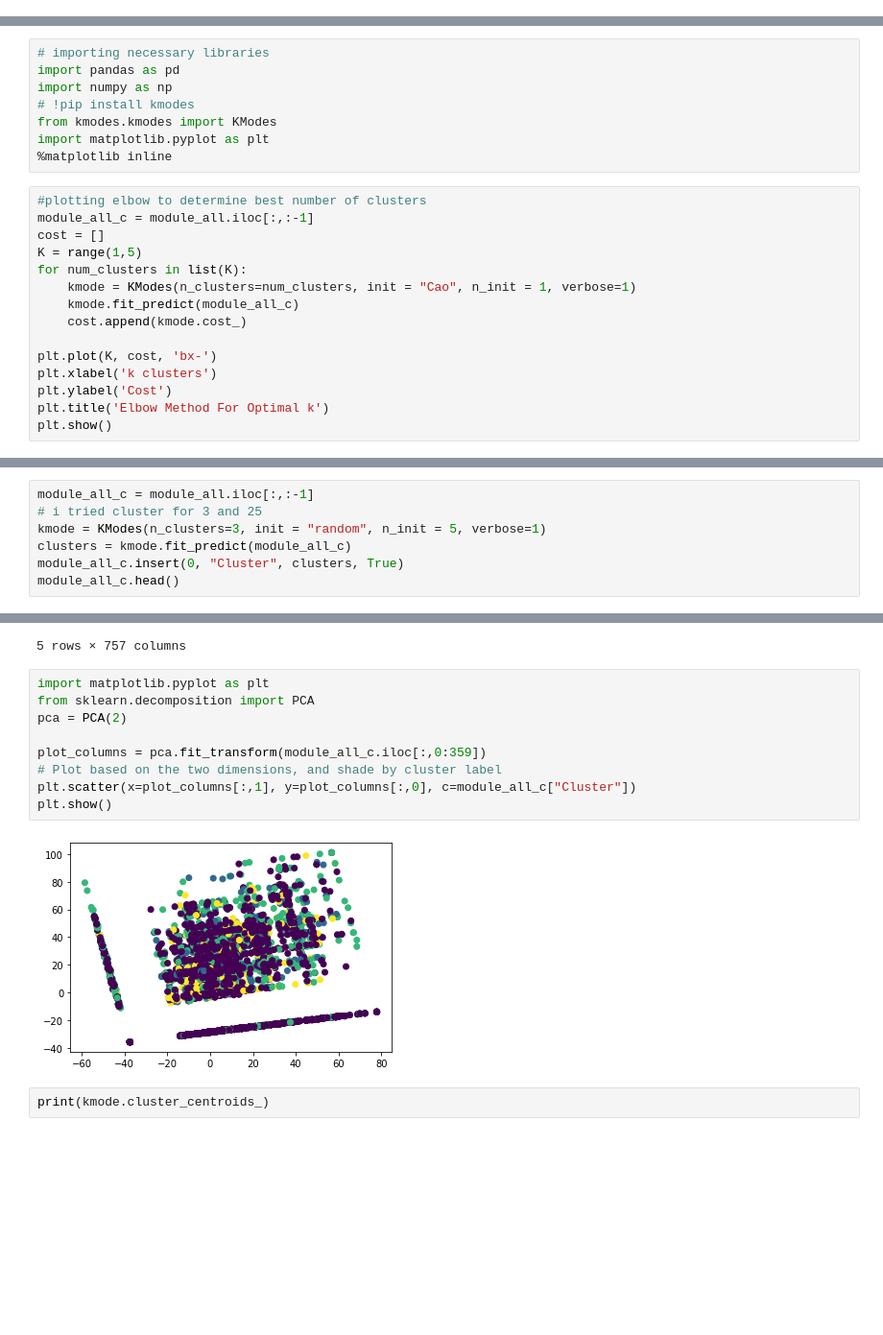
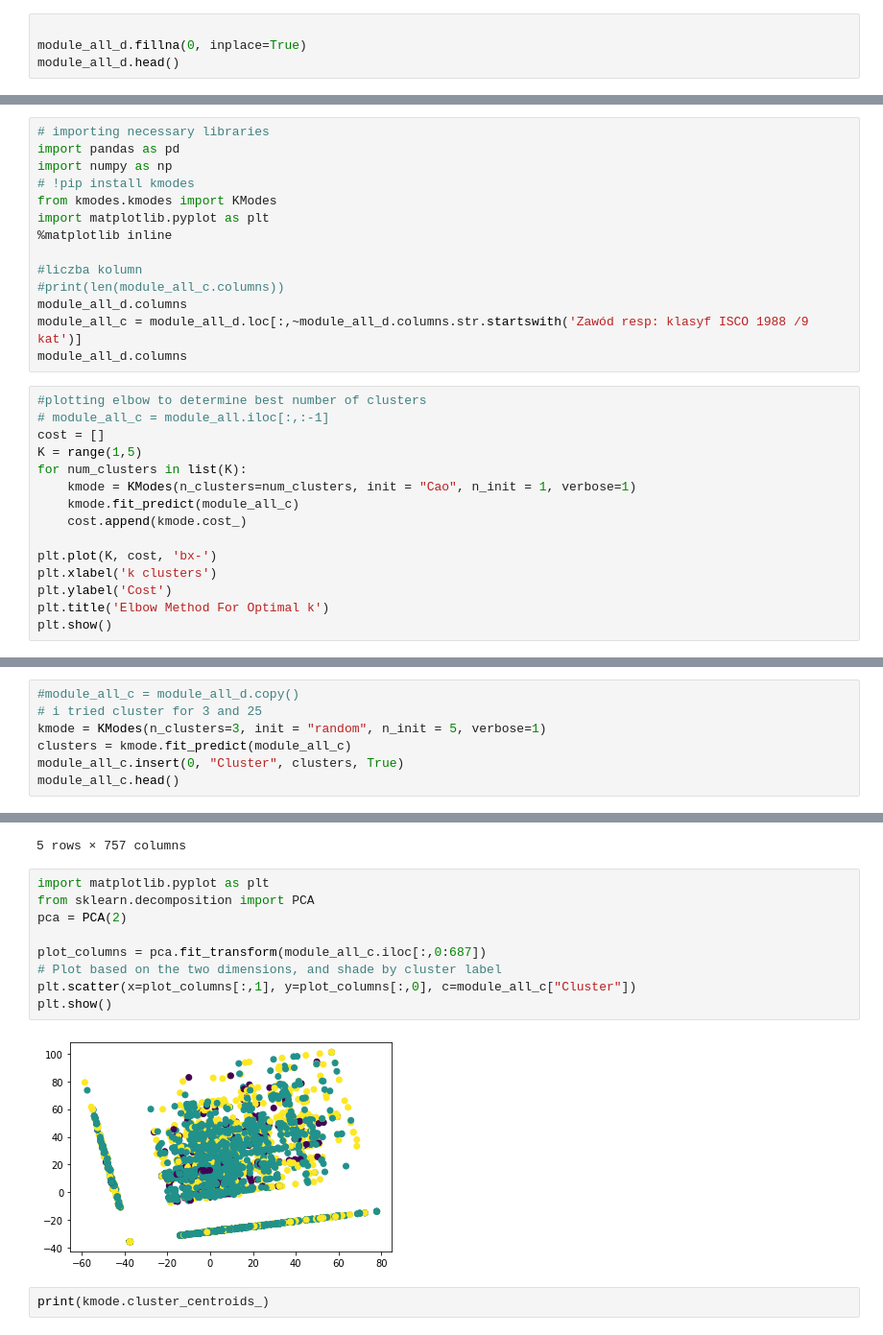
Before and after one commit to Qwebeck/medical-trends-exploration, a Jupyter notebook: notebooks/sondaze_spoleczne.ipynb, the cells around one changed output, grey strips where cells are left out. Shown at 96% size. Saved outputs shown, nothing was run; the diff lists cells and outputs as text; blank space fills up the shorter version.

Commit message:
3 clusters and one hot encoding on some columns

```diff
--- a/notebooks/sondaze_spoleczne.ipynb
+++ b/notebooks/sondaze_spoleczne.ipynb
@@ -576,0 +621,4 @@ See the caveats in the documentation: https://pandas.pydata.org/pandas-docs/stab
+# %%
+
+module_all_d.fillna(0, inplace=True)
+module_all_d.head()
@@ -582,9 +638,15 @@ import numpy as np
 from kmodes.kmodes import KModes
 import matplotlib.pyplot as plt
 %matplotlib inline
+
+#liczba kolumn
+#print(len(module_all_c.columns))
+module_all_d.columns
+module_all_c = module_all_d.loc[:,~module_all_d.columns.str.startswith('Zawód resp: klasyf ISCO 1988 /9 kat')]
+module_all_d.columns
 # %%
 #plotting elbow to determine best number of clusters
-module_all_c = module_all.iloc[:,:-1]
+# module_all_c = module_all.iloc[:,:-1]
 cost = []
 K = range(1,5)
 for num_clusters in list(K):
@@ -623,5 +703,5 @@ print(len(module_all_c.columns))
 # %%
-module_all_c = module_all.iloc[:,:-1]
+#module_all_c = module_all_d.copy()
 # i tried cluster for 3 and 25
 kmode = KModes(n_clusters=3, init = "random", n_init = 5, verbose=1)
 clusters = kmode.fit_predict(module_all_c)
@@ -652,14 +753,14 @@ Run 1, iteration: 3/100, moves: 69, cost: 156992.0
 # %%
 import matplotlib.pyplot as plt
 from sklearn.decomposition import PCA
 pca = PCA(2)
 
-plot_columns = pca.fit_transform(module_all_c.iloc[:,0:359])
+plot_columns = pca.fit_transform(module_all_c.iloc[:,0:687])
 # Plot based on the two dimensions, and shade by cluster label
 plt.scatter(x=plot_columns[:,1], y=plot_columns[:,0], c=module_all_c["Cluster"])
 plt.show()
 # %% [output]
-[figure, old version]
+[figure, new version]
 # %%
 print(kmode.cluster_centroids_)
 # %% [output]
```
Also changed, not shown: parts of 16 cells of this notebook, 1 other file.
